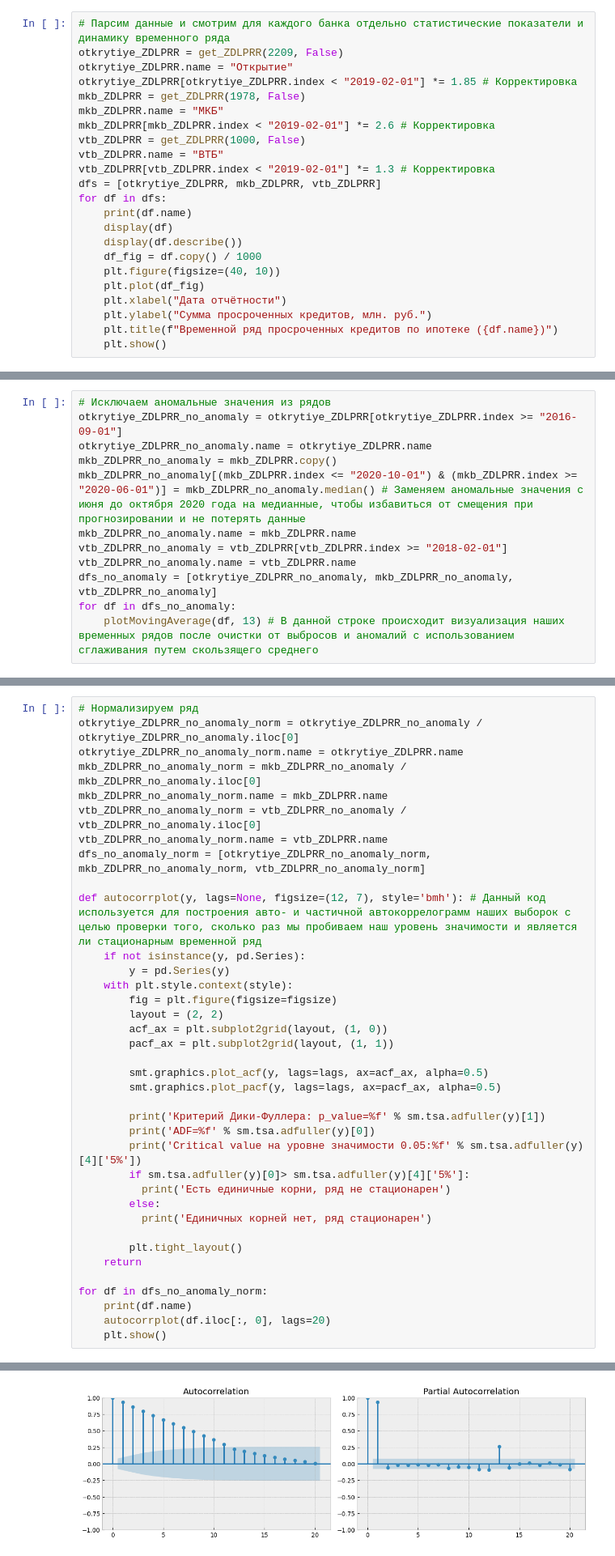
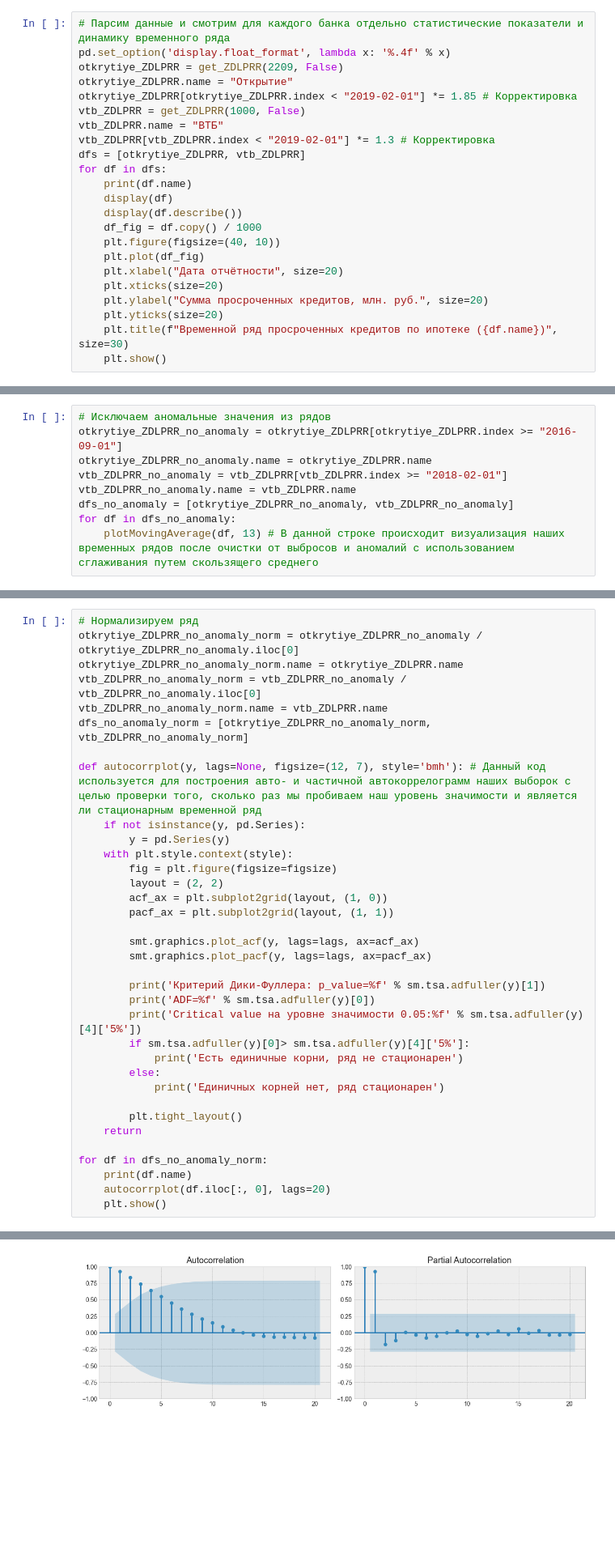
Before and after one commit to JarlPenguin/anomaly_analysis_2025, a Jupyter notebook: analysis.ipynb, the cells around one changed output, grey strips where cells are left out. Shown at 81% size. Cells and saved outputs as stored; diff of their text form; blank space fills up the shorter version.

```diff
--- a/analysis.ipynb
+++ b/analysis.ipynb
@@ -53,16 +51,14 @@ def get_ZDLPRR(regn: int, remote=True) -> pd.DataFrame:
     return df
 # %%
 # Парсим данные и смотрим для каждого банка отдельно статистические показатели и динамику временного ряда
+pd.set_option('display.float_format', lambda x: '%.4f' % x)
 otkrytiye_ZDLPRR = get_ZDLPRR(2209, False)
 otkrytiye_ZDLPRR.name = "Открытие"
 otkrytiye_ZDLPRR[otkrytiye_ZDLPRR.index < "2019-02-01"] *= 1.85 # Корректировка
-mkb_ZDLPRR = get_ZDLPRR(1978, False)
-mkb_ZDLPRR.name = "МКБ"
-mkb_ZDLPRR[mkb_ZDLPRR.index < "2019-02-01"] *= 2.6 # Корректировка
 vtb_ZDLPRR = get_ZDLPRR(1000, False)
 vtb_ZDLPRR.name = "ВТБ"
 vtb_ZDLPRR[vtb_ZDLPRR.index < "2019-02-01"] *= 1.3 # Корректировка
-dfs = [otkrytiye_ZDLPRR, mkb_ZDLPRR, vtb_ZDLPRR]
+dfs = [otkrytiye_ZDLPRR, vtb_ZDLPRR]
 for df in dfs:
     print(df.name)
     display(df)
@@ -70,9 +66,11 @@ for df in dfs:
     df_fig = df.copy() / 1000
     plt.figure(figsize=(40, 10))
     plt.plot(df_fig)
-    plt.xlabel("Дата отчётности")
-    plt.ylabel("Сумма просроченных кредитов, млн. руб.")
-    plt.title(f"Временной ряд просроченных кредитов по ипотеке ({df.name})")
+    plt.xlabel("Дата отчётности", size=20)
+    plt.xticks(size=20)
+    plt.ylabel("Сумма просроченных кредитов, млн. руб.", size=20)
+    plt.yticks(size=20)
+    plt.title(f"Временной ряд просроченных кредитов по ипотеке ({df.name})", size=30)
     plt.show()
 # %% [output]
 Открытие
@@ -205,12 +205,9 @@ for df in dfs:
 # Исключаем аномальные значения из рядов
 otkrytiye_ZDLPRR_no_anomaly = otkrytiye_ZDLPRR[otkrytiye_ZDLPRR.index >= "2016-09-01"]
 otkrytiye_ZDLPRR_no_anomaly.name = otkrytiye_ZDLPRR.name
-mkb_ZDLPRR_no_anomaly = mkb_ZDLPRR.copy()
-mkb_ZDLPRR_no_anomaly[(mkb_ZDLPRR.index <= "2020-10-01") & (mkb_ZDLPRR.index >= "2020-06-01")] = mkb_ZDLPRR_no_anomaly.median() # Заменяем аномальные значения с июня до октября 2020 года на медианные, чтобы избавиться от смещения при прогнозировании и не потерять данные
-mkb_ZDLPRR_no_anomaly.name = mkb_ZDLPRR.name
 vtb_ZDLPRR_no_anomaly = vtb_ZDLPRR[vtb_ZDLPRR.index >= "2018-02-01"]
 vtb_ZDLPRR_no_anomaly.name = vtb_ZDLPRR.name
-dfs_no_anomaly = [otkrytiye_ZDLPRR_no_anomaly, mkb_ZDLPRR_no_anomaly, vtb_ZDLPRR_no_anomaly]
+dfs_no_anomaly = [otkrytiye_ZDLPRR_no_anomaly, vtb_ZDLPRR_no_anomaly]
 for df in dfs_no_anomaly:
     plotMovingAverage(df, 13) # В данной строке происходит визуализация наших временных рядов после очистки от выбросов и аномалий с использованием сглаживания путем скользящего среднего
 # %% [output]
@@ -223,11 +219,9 @@ for df in dfs_no_anomaly:
 # Нормализируем ряд
 otkrytiye_ZDLPRR_no_anomaly_norm = otkrytiye_ZDLPRR_no_anomaly / otkrytiye_ZDLPRR_no_anomaly.iloc[0]
 otkrytiye_ZDLPRR_no_anomaly_norm.name = otkrytiye_ZDLPRR.name
-mkb_ZDLPRR_no_anomaly_norm = mkb_ZDLPRR_no_anomaly / mkb_ZDLPRR_no_anomaly.iloc[0]
-mkb_ZDLPRR_no_anomaly_norm.name = mkb_ZDLPRR.name
 vtb_ZDLPRR_no_anomaly_norm = vtb_ZDLPRR_no_anomaly / vtb_ZDLPRR_no_anomaly.iloc[0]
 vtb_ZDLPRR_no_anomaly_norm.name = vtb_ZDLPRR.name
-dfs_no_anomaly_norm = [otkrytiye_ZDLPRR_no_anomaly_norm, mkb_ZDLPRR_no_anomaly_norm, vtb_ZDLPRR_no_anomaly_norm]
+dfs_no_anomaly_norm = [otkrytiye_ZDLPRR_no_anomaly_norm, vtb_ZDLPRR_no_anomaly_norm]
 
 def autocorrplot(y, lags=None, figsize=(12, 7), style='bmh'): # Данный код используется для построения авто- и частичной автокоррелограмм наших выборок c целью проверки того, сколько раз мы пробиваем наш уровень значимости и является ли стационарным временной ряд
     if not isinstance(y, pd.Series):
@@ -238,16 +232,16 @@ def autocorrplot(y, lags=None, figsize=(12, 7), style='bmh'): # Данный к
         acf_ax = plt.subplot2grid(layout, (1, 0))
         pacf_ax = plt.subplot2grid(layout, (1, 1))
 
-        smt.graphics.plot_acf(y, lags=lags, ax=acf_ax, alpha=0.5)
-        smt.graphics.plot_pacf(y, lags=lags, ax=pacf_ax, alpha=0.5)
+        smt.graphics.plot_acf(y, lags=lags, ax=acf_ax)
+        smt.graphics.plot_pacf(y, lags=lags, ax=pacf_ax)
 
         print('Критерий Дики-Фуллера: p_value=%f' % sm.tsa.adfuller(y)[1])
         print('ADF=%f' % sm.tsa.adfuller(y)[0])
         print('Critical value на уровне значимости 0.05:%f' % sm.tsa.adfuller(y)[4]['5%'])
         if sm.tsa.adfuller(y)[0]> sm.tsa.adfuller(y)[4]['5%']:
-          print('Есть единичные корни, ряд не стационарен')
+            print('Есть единичные корни, ряд не стационарен')
         else:
-          print('Единичных корней нет, ряд стационарен')
+            print('Единичных корней нет, ряд стационарен')
 
         plt.tight_layout()
     return
@@ -270,2 +264,2 @@ Critical value на уровне значимости 0.05:-2.903200
 Есть единичные корни, ряд не стационарен
-[figure, old version]
+[figure, new version]
```
Also changed, not shown: parts of 21 cells of this notebook.
